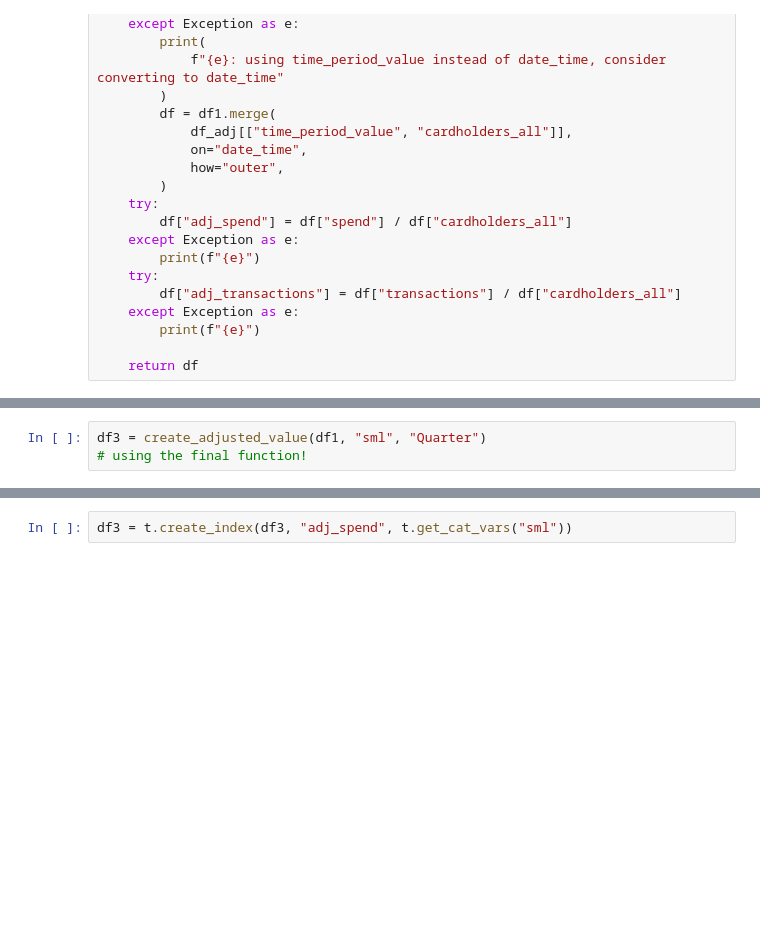
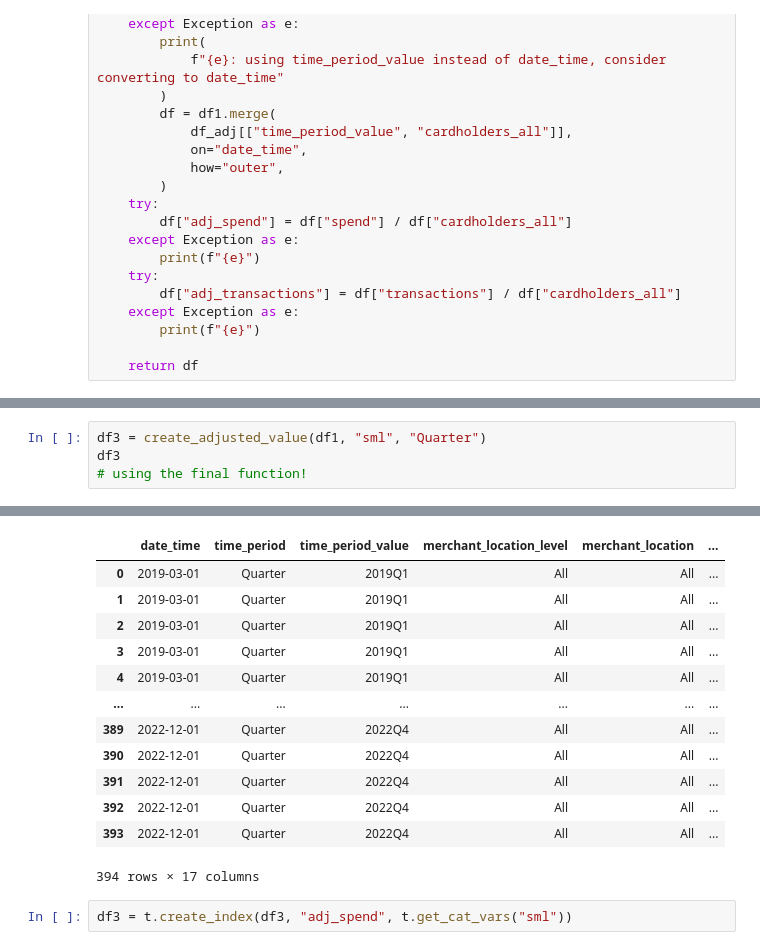
Before and after one commit to datasciencecampus/fintrans_toolbox, a Jupyter notebook: notebooks/adjusting_for_cardholders/adjusting_for_cardholders.ipynb, the cells around one changed output, grey strips where cells are left out. Saved outputs shown, nothing was run; the diff lists cells and outputs as text; blank space fills up the shorter version.

```diff
--- a/notebooks/adjusting_for_cardholders/adjusting_for_cardholders.ipynb
+++ b/notebooks/adjusting_for_cardholders/adjusting_for_cardholders.ipynb
@@ -168,3 +214,5 @@ df1
 # %%
 df3 = create_adjusted_value(df1, "sml", "Quarter")
+df3
 # using the final function!
+# %% [output]
@@ -171,3 +221,16 @@ df3 = create_adjusted_value(df1, "sml", "Quarter")
+|  | date_time | time_period | time_period_value | merchant_location_level | merchant_location | ... |
+| 0 | 2019-03-01 | Quarter | 2019Q1 | All | All | ... |
+| 1 | 2019-03-01 | Quarter | 2019Q1 | All | All | ... |
+| 2 | 2019-03-01 | Quarter | 2019Q1 | All | All | ... |
+| 3 | 2019-03-01 | Quarter | 2019Q1 | All | All | ... |
+| 4 | 2019-03-01 | Quarter | 2019Q1 | All | All | ... |
+| ... | ... | ... | ... | ... | ... | ... |
+| 389 | 2022-12-01 | Quarter | 2022Q4 | All | All | ... |
+| 390 | 2022-12-01 | Quarter | 2022Q4 | All | All | ... |
+| 391 | 2022-12-01 | Quarter | 2022Q4 | All | All | ... |
+| 392 | 2022-12-01 | Quarter | 2022Q4 | All | All | ... |
+| 393 | 2022-12-01 | Quarter | 2022Q4 | All | All | ... |
+394 rows × 17 columns
 # %%
 df3 = t.create_index(df3, "adj_spend", t.get_cat_vars("sml"))
 # %%
```
Also changed, not shown: parts of 7 cells of this notebook, 1 other file.
